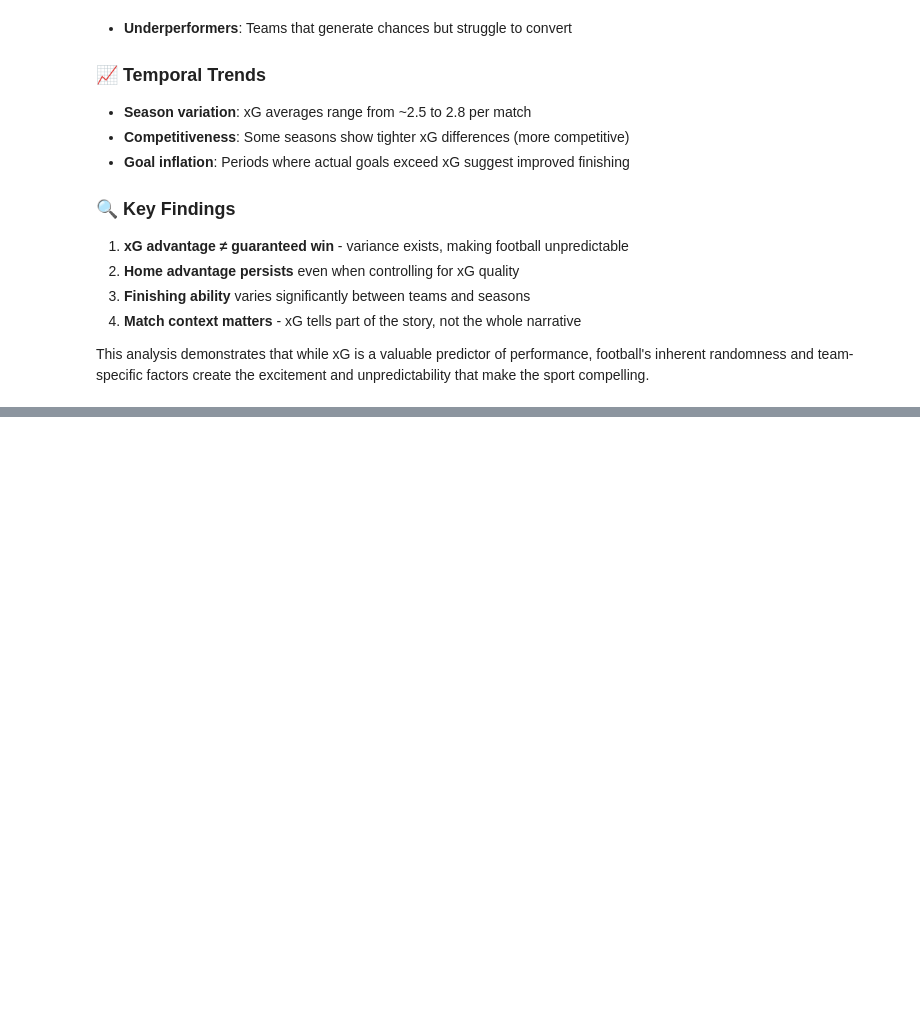
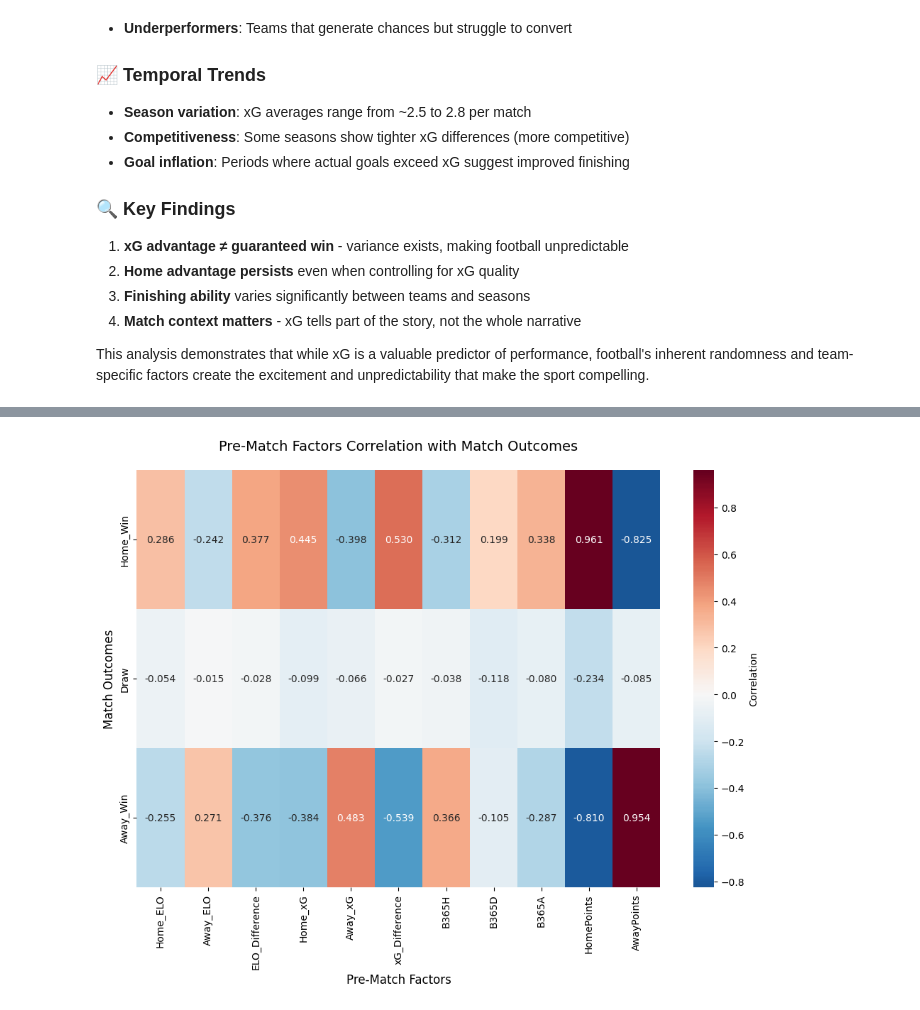
Before and after one commit to idolbinhminhtran/DATA1002, a Jupyter notebook: notebooks/data_analysis.ipynb, the cells around one changed output, grey strips where cells are left out. Cells and saved outputs as stored; diff of their text form; code cells hidden in the pictures; blank space fills up the shorter version.

```diff
--- a/notebooks/data_analysis.ipynb
+++ b/notebooks/data_analysis.ipynb
@@ -600,0 +902,24 @@ This analysis demonstrates that while xG is a valuable predictor of performance,
+# %%
+# 4. Match Context Analysis
+print("\n"*2)
+print("="*70)
+print("📊 MATCH CONTEXT VS OUTCOMES ANALYSIS")
+print("="*70)
+
+# Day of week analysis
+dow_outcomes = pd.crosstab(integrated_data['DayOfWeek'], integrated_data['Outcome'], normalize='index') * 100
+print("\n📊 Outcome Distribution by Day of Week:")
+print(dow_outcomes.round(1))
+
+# Month analysis
+month_outcomes = pd.crosstab(integrated_data['Month'], integrated_data['Outcome'], normalize='index') * 100
+print("\n📊 Outcome Distribution by Month:")
+print(month_outcomes.round(1))
+
+# Match week analysis (early vs mid vs late season)
+integrated_data['Season_Phase'] = pd.cut(integrated_data['MatchWeek'],
+                                        bins=[0, 10, 28, 38],
+                                        labels=['Early (1-10)', 'Mid (11-28)', 'Late (29-38)'])
+phase_outcomes = pd.crosstab(integrated_data['Season_Phase'], integrated_data['Outcome'], normalize='index') * 100
+print("\n📊 Outcome Distribution by Season Phase:")
+print(phase_outcomes.round(1))
@@ -600,0 +1001,12 @@ This analysis demonstrates that while xG is a valuable predictor of performance,
+# %%
+# Visualize correlation heatmap
+plt.figure(figsize=(10, 8))
+sns.heatmap(outcome_correlations.T, annot=True, cmap='RdBu_r', center=0,
+            fmt='.3f', cbar_kws={'label': 'Correlation'})
+plt.title('Pre-Match Factors Correlation with Match Outcomes', fontsize=14, pad=20)
+plt.xlabel('Pre-Match Factors', fontsize=12)
+plt.ylabel('Match Outcomes', fontsize=12)
+plt.tight_layout()
+plt.show()
+# %% [output]
+[figure, added]
```
Also changed, not shown: parts of 17 cells of this notebook, 1 other file.
